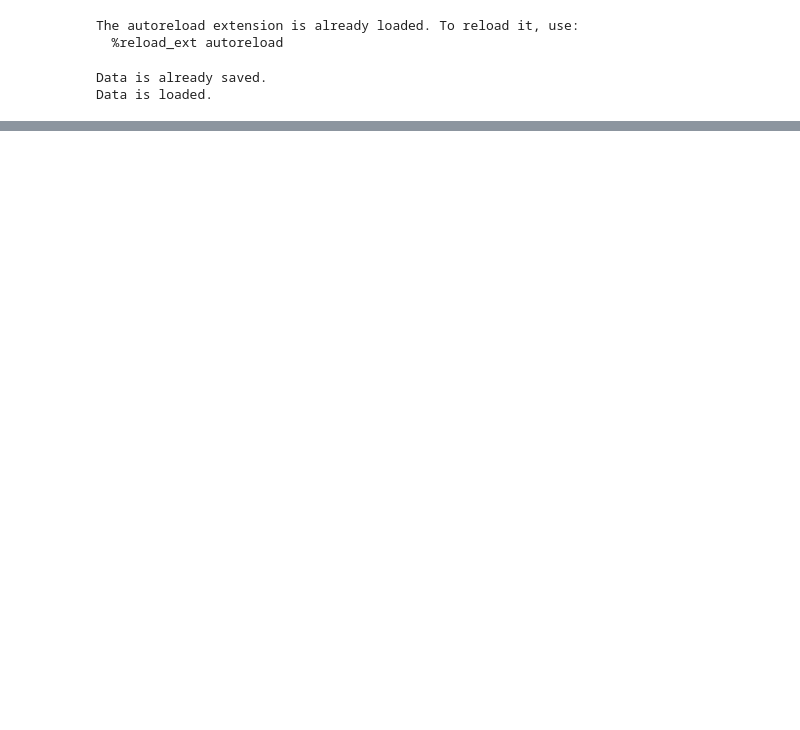
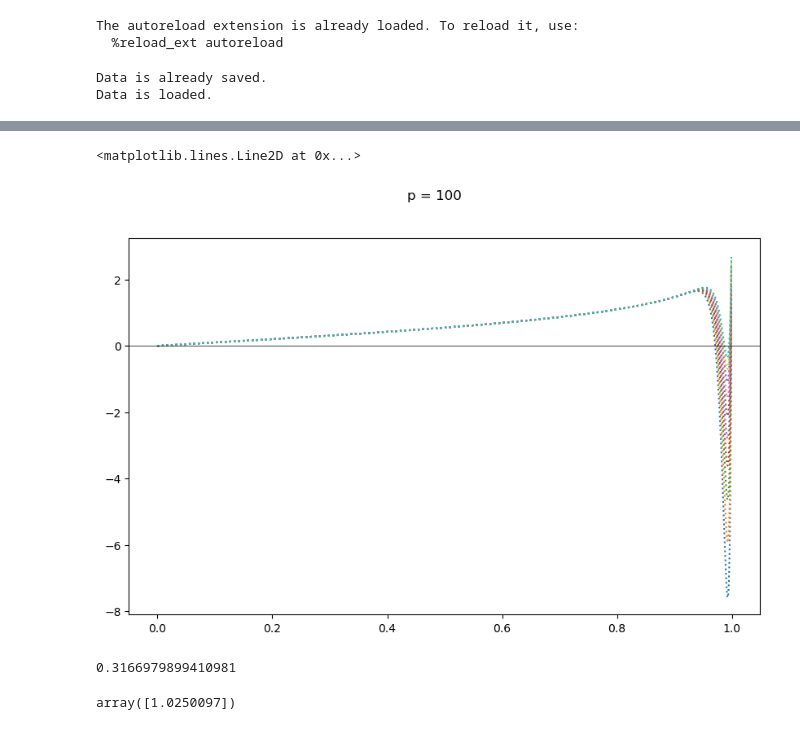
Before and after one commit to mvilucchio/fixed-energy-slice, a Jupyter notebook: Annealed_vs_RS_Ising.ipynb, the cells around one changed output, grey strips where cells are left out. Saved outputs shown, nothing was run; the diff lists cells and outputs as text; code cells hidden in the pictures; blank space fills up the shorter version.

```diff
--- a/Annealed_vs_RS_Ising.ipynb
+++ b/Annealed_vs_RS_Ising.ipynb
@@ -92,0 +126,19 @@ plt.savefig(
+# %%
+# plot deivative of s
+fig, ax = plt.subplots(figsize=(10,6))
+fig.suptitle(f"p = {p:d}")
+for i, e in enumerate(es):
+    legend_name = legend_name_Tk_Td(e, T_kauz, T_dyn)
+    ax.plot(ms, deriv_ann_entropy(ms, e, p), ':', color=f'C{i}')
+ax.axhline(0, color='black', lw=0.5)
+# %% [output]
+<matplotlib.lines.Line2D at 0x...>
+[figure, added]
+# %%
+root_scalar(deriv_ann_entropy, args=(es[3],3), bracket=[0.1, 0.7]).root
+# %% [output]
+0.3166979899410981
+# %%
+minimize(annealed_entropy,1e-33, args=(-0.4,100)).x
+# %% [output]
+array([1.0250097])
```
Also changed, not shown: parts of 8 cells of this notebook, 4 other files.
